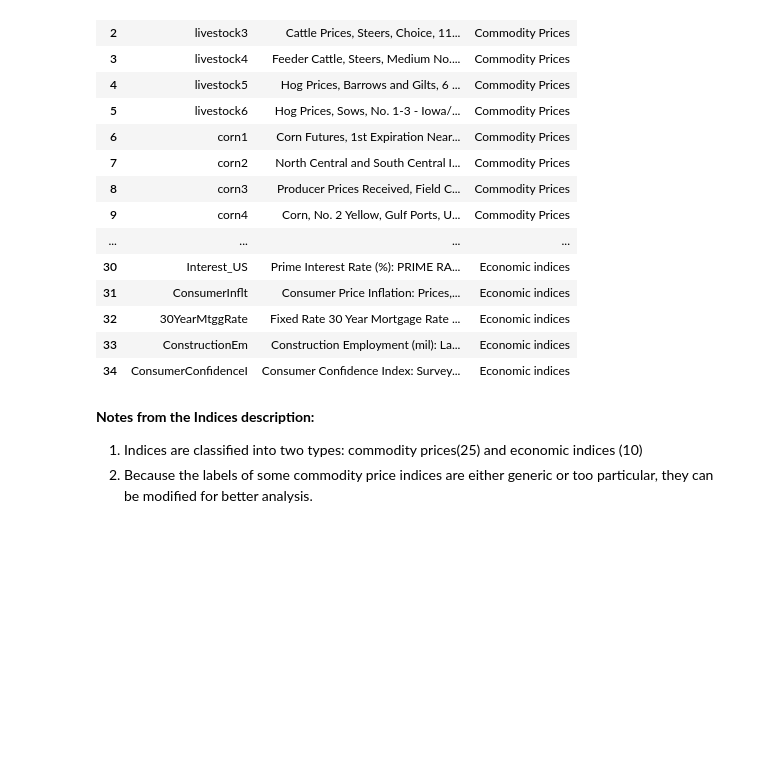
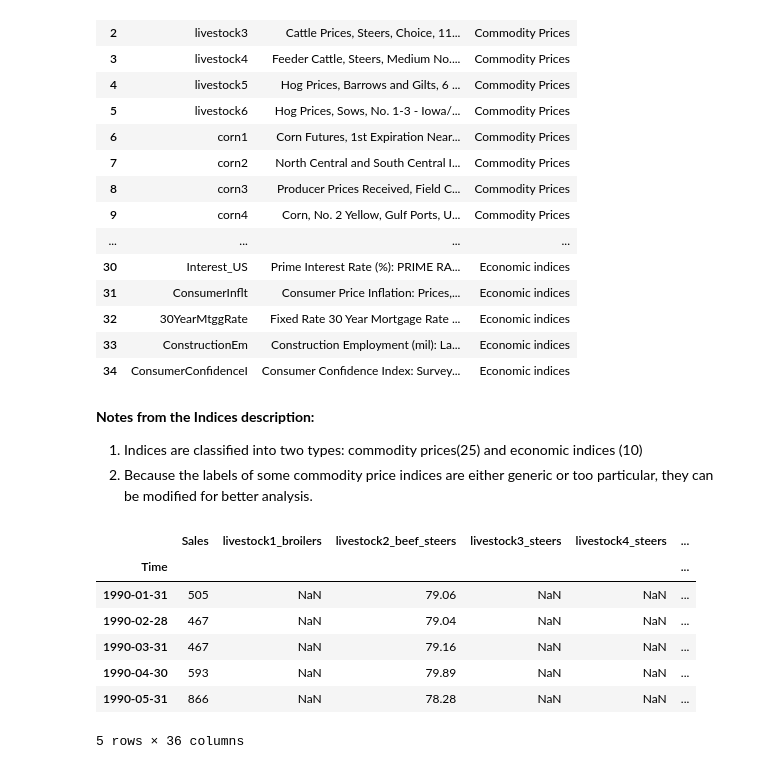
Before and after one commit to vivekkum-ar/Sales-Forecast-for-Agriculture-Products, a Jupyter notebook: Data Exploration-EDA.ipynb, the cells around one changed output. Saved outputs shown, nothing was run; the diff lists cells and outputs as text; code cells hidden in the pictures; blank space fills up the shorter version.

Commit message:
Checking dtypes & creating columns

```diff
--- a/Data Exploration-EDA.ipynb
+++ b/Data Exploration-EDA.ipynb
@@ -87,3 +87,21 @@ display(Indices_desc)
 
 1. Indices are classified into two types: commodity prices(25) and economic indices (10)
 2. Because the labels of some commodity price indices are either generic or too particular, they can be modified for better analysis.
+# %%
+# Creating a dictionary for new column names
+new_column_names = {"livestock1" : "livestock1_broilers","livestock2" : "livestock2_beef_steers",
+                   "livestock3" : "livestock3_steers","livestock4" : "livestock4_steers","livestock5" : "livestock5_hog",
+                   "livestock6" : "livestock6_hog","BRLCSPOT.D7" : "BRLCS_broilers","STRTXOK.D7" : "STRTXOK_beef_steers" }
+
+# Rename Columns
+clean_combined_sales_ind = combined_sales_ind.rename(columns = new_column_names)
+display(clean_combined_sales_ind.head())
+# %% [output]
+|  | Sales | livestock1_broilers | livestock2_beef_steers | livestock3_steers | livestock4_steers | ... |
+| Time |  |  |  |  |  | ... |
+| 1990-01-31 | 505 | NaN | 79.06 | NaN | NaN | ... |
+| 1990-02-28 | 467 | NaN | 79.04 | NaN | NaN | ... |
+| 1990-03-31 | 467 | NaN | 79.16 | NaN | NaN | ... |
+| 1990-04-30 | 593 | NaN | 79.89 | NaN | NaN | ... |
+| 1990-05-31 | 866 | NaN | 78.28 | NaN | NaN | ... |
+5 rows × 36 columns
```
Also changed, not shown: parts of 1 cell of this notebook.
